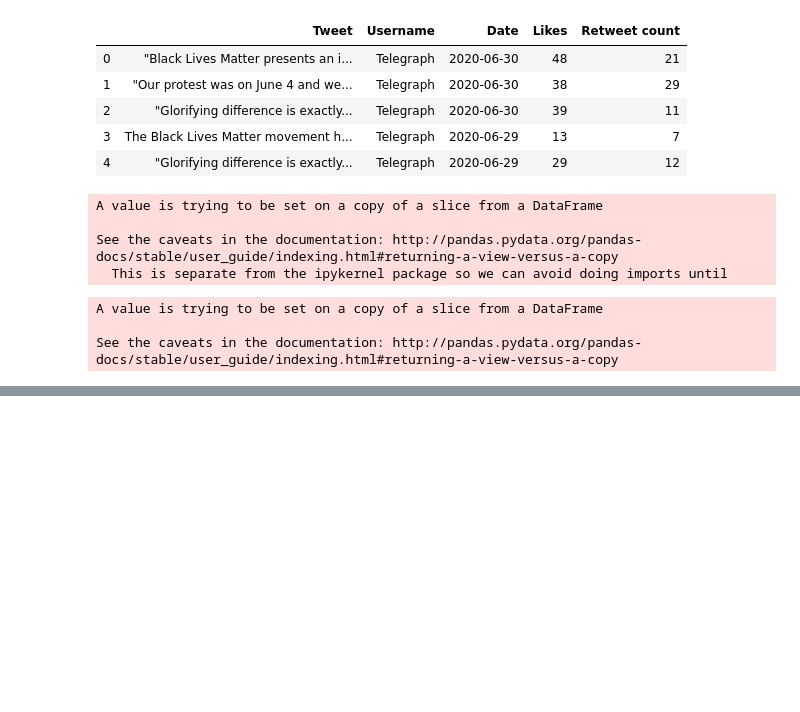
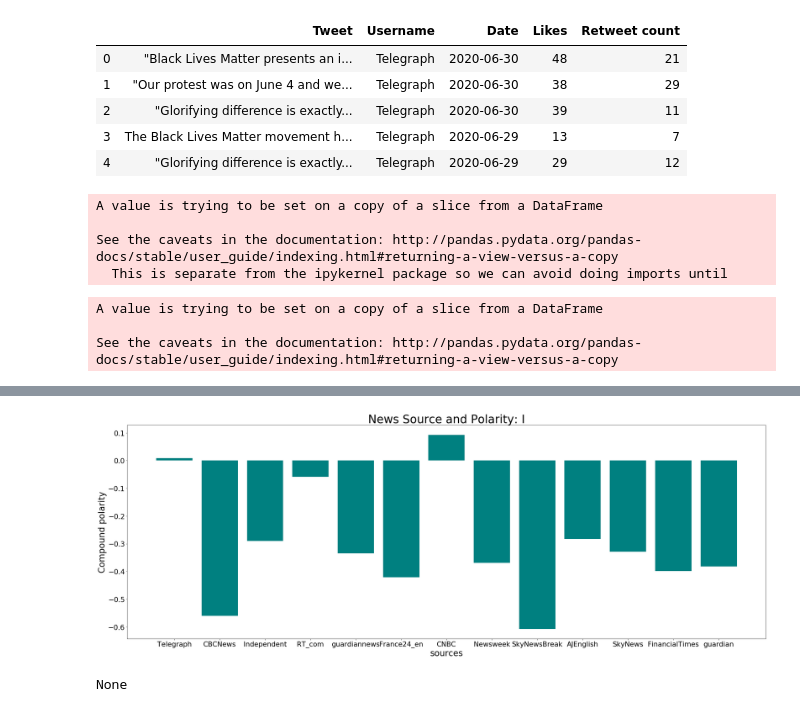
Before and after one commit to saum1500/Twitter-News-Sentiment-Analysis, a Jupyter notebook: Data Analysis and Visualization.ipynb, the cells around one changed output, grey strips where cells are left out. Saved outputs shown, nothing was run; the diff lists cells and outputs as text; code cells hidden in the pictures; blank space fills up the shorter version.

Commit message:
displaying graphs

```diff
--- a/Data Analysis and Visualization.ipynb
+++ b/Data Analysis and Visualization.ipynb
@@ -105,13 +114,16 @@ for source in sources:
 # %%
 # plotting news source by its polarity
 plt.figure(figsize=(35, 12))
 #fig = plt.figure(figsize=(100,50))
 plt.bar(df_sentiment['News Source'][0:13],df_sentiment['Average News Sentiment'][0:13], color = "teal")
 plt.xlabel("sources",fontsize = 26)
 plt.ylabel("Compound polarity", fontsize = 26)
 plt.title("News Source and Polarity: I", fontsize = 35)
 plt.tick_params(labelsize=21)
-plt.show()
+display(plt.show())
+# %% [output]
+[figure, added]
+None
 # %%
 # all the sources covered
 plt.figure(figsize=(35, 12))
```
Also changed, not shown: parts of 6 cells of this notebook.
